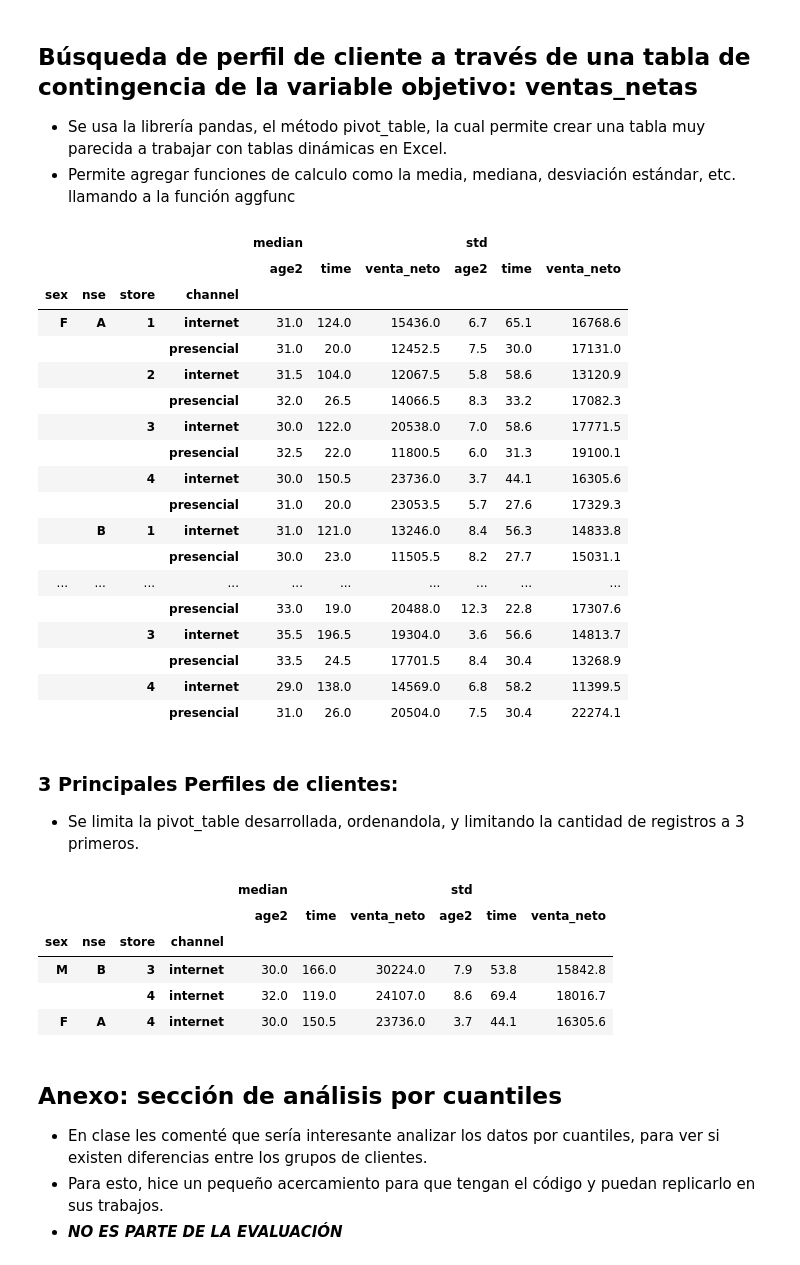
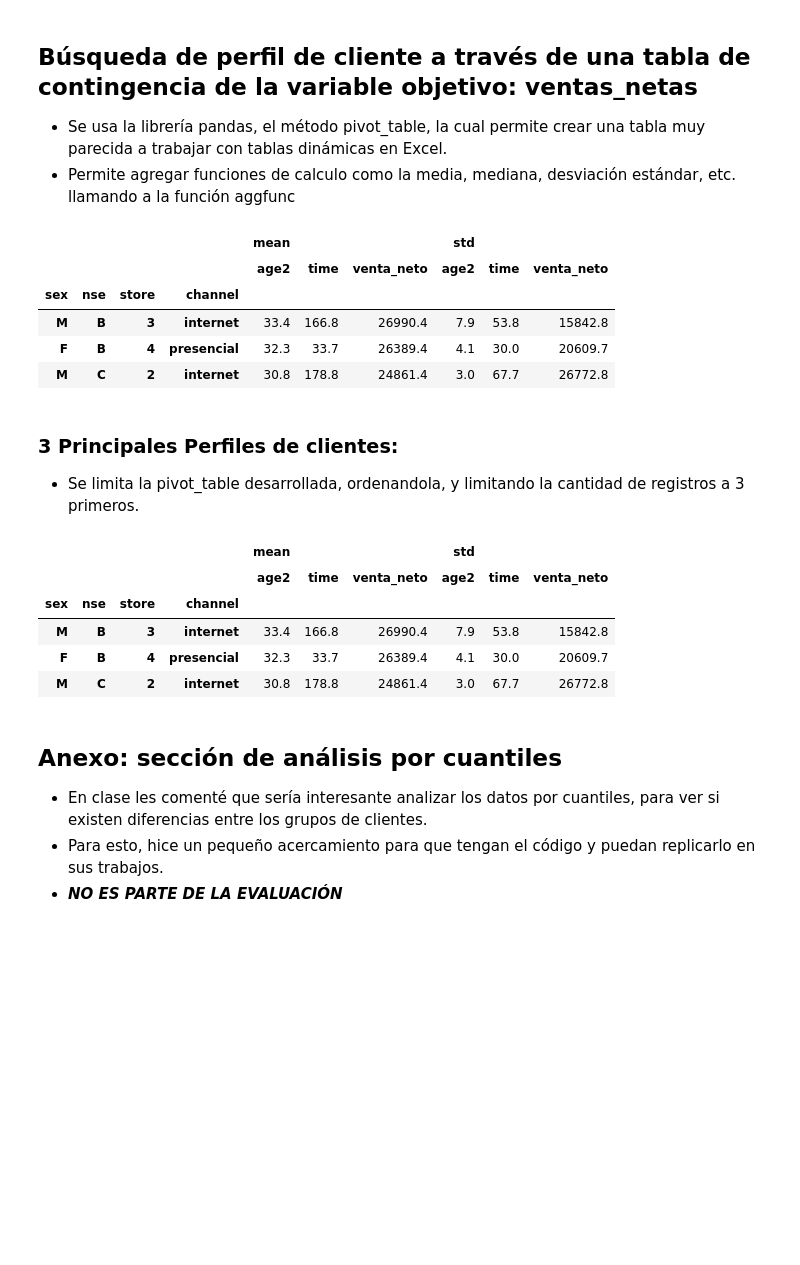
Before and after one commit to Franciscoletelier/UDP_BA, a Jupyter notebook: UDP_BA_Clase_Control01.ipynb, the cells around one changed output. Cells and saved outputs as stored; diff of their text form; code cells hidden in the pictures; blank space fills up the shorter version.

```diff
--- a/UDP_BA_Clase_Control01.ipynb
+++ b/UDP_BA_Clase_Control01.ipynb
@@ -759,42 +772,29 @@ Coeficiente de asimetría: 0.98
 * Permite agregar funciones de calculo como la media, mediana, desviación estándar, etc. llamando a la función aggfunc
 # %%
 tabla_perfiles_3 = pd.pivot_table(df, index=['sex','nse','store','channel'], values=['venta_neto','time','age2'],
-                                    aggfunc=['median', 'std']).round(1) # El argumento round, redondea a 1 decimal
-tabla_perfiles_3
+                                    aggfunc=['mean', 'std']).round(1) # El argumento round, redondea a 1 decimal
+tabla_perfiles_3.sort_values(by=('mean','venta_neto'), ascending=False).head(3)
 # %% [output]
-|  |  |  |  | median |  |  | std |  |  |
+|  |  |  |  | mean |  |  | std |  |  |
 |  |  |  |  | age2 | time | venta_neto | age2 | time | venta_neto |
 | sex | nse | store | channel |  |  |  |  |  |  |
-| F | A | 1 | internet | 31.0 | 124.0 | 15436.0 | 6.7 | 65.1 | 16768.6 |
-|  |  |  | presencial | 31.0 | 20.0 | 12452.5 | 7.5 | 30.0 | 17131.0 |
-|  |  | 2 | internet | 31.5 | 104.0 | 12067.5 | 5.8 | 58.6 | 13120.9 |
-|  |  |  | presencial | 32.0 | 26.5 | 14066.5 | 8.3 | 33.2 | 17082.3 |
-|  |  | 3 | internet | 30.0 | 122.0 | 20538.0 | 7.0 | 58.6 | 17771.5 |
-|  |  |  | presencial | 32.5 | 22.0 | 11800.5 | 6.0 | 31.3 | 19100.1 |
-|  |  | 4 | internet | 30.0 | 150.5 | 23736.0 | 3.7 | 44.1 | 16305.6 |
-|  |  |  | presencial | 31.0 | 20.0 | 23053.5 | 5.7 | 27.6 | 17329.3 |
-|  | B | 1 | internet | 31.0 | 121.0 | 13246.0 | 8.4 | 56.3 | 14833.8 |
-|  |  |  | presencial | 30.0 | 23.0 | 11505.5 | 8.2 | 27.7 | 15031.1 |
-| ... | ... | ... | ... | ... | ... | ... | ... | ... | ... |
-|  |  |  | presencial | 33.0 | 19.0 | 20488.0 | 12.3 | 22.8 | 17307.6 |
-|  |  | 3 | internet | 35.5 | 196.5 | 19304.0 | 3.6 | 56.6 | 14813.7 |
-|  |  |  | presencial | 33.5 | 24.5 | 17701.5 | 8.4 | 30.4 | 13268.9 |
-|  |  | 4 | internet | 29.0 | 138.0 | 14569.0 | 6.8 | 58.2 | 11399.5 |
-|  |  |  | presencial | 31.0 | 26.0 | 20504.0 | 7.5 | 30.4 | 22274.1 |
+| M | B | 3 | internet | 33.4 | 166.8 | 26990.4 | 7.9 | 53.8 | 15842.8 |
+| F | B | 4 | presencial | 32.3 | 33.7 | 26389.4 | 4.1 | 30.0 | 20609.7 |
+| M | C | 2 | internet | 30.8 | 178.8 | 24861.4 | 3.0 | 67.7 | 26772.8 |
 # %% [markdown]
 ### 3 Principales Perfiles de clientes:
 * Se limita la pivot_table desarrollada, ordenandola, y limitando la cantidad de registros a 3 primeros.
 # %%
 # Se ordena la tabla por la variable venta_neto (que es un promedio)
-tabla_perfiles_3.sort_values(by=('median','venta_neto'), ascending=False).head(3)
+tabla_perfiles_3.sort_values(by=('mean','venta_neto'), ascending=False).head(3)
 # Y con head(3) Se muestran los 2 primeros registros
 # %% [output]
-|  |  |  |  | median |  |  | std |  |  |
+|  |  |  |  | mean |  |  | std |  |  |
 |  |  |  |  | age2 | time | venta_neto | age2 | time | venta_neto |
 | sex | nse | store | channel |  |  |  |  |  |  |
-| M | B | 3 | internet | 30.0 | 166.0 | 30224.0 | 7.9 | 53.8 | 15842.8 |
-|  |  | 4 | internet | 32.0 | 119.0 | 24107.0 | 8.6 | 69.4 | 18016.7 |
-| F | A | 4 | internet | 30.0 | 150.5 | 23736.0 | 3.7 | 44.1 | 16305.6 |
+| M | B | 3 | internet | 33.4 | 166.8 | 26990.4 | 7.9 | 53.8 | 15842.8 |
+| F | B | 4 | presencial | 32.3 | 33.7 | 26389.4 | 4.1 | 30.0 | 20609.7 |
+| M | C | 2 | internet | 30.8 | 178.8 | 24861.4 | 3.0 | 67.7 | 26772.8 |
 # %% [markdown]
 ## Anexo: sección de análisis por cuantiles
 
```
Also changed, not shown: parts of 21 cells of this notebook.
